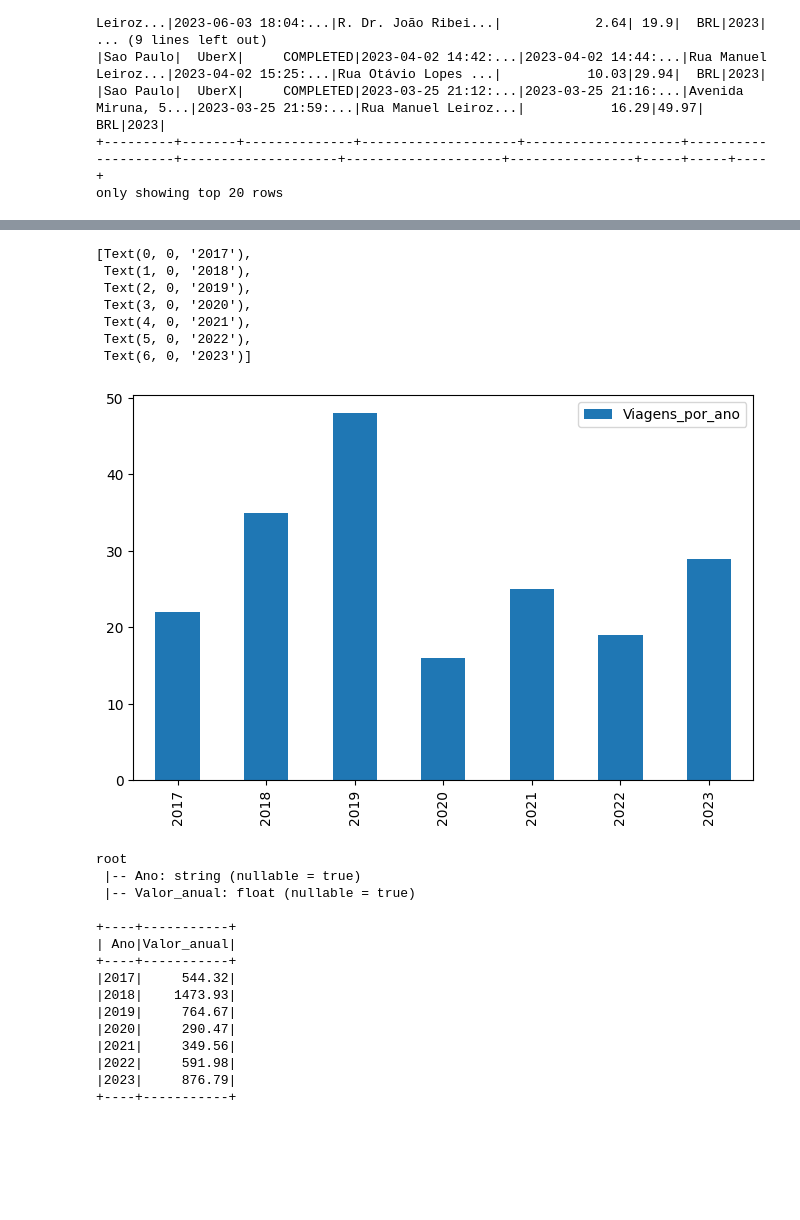
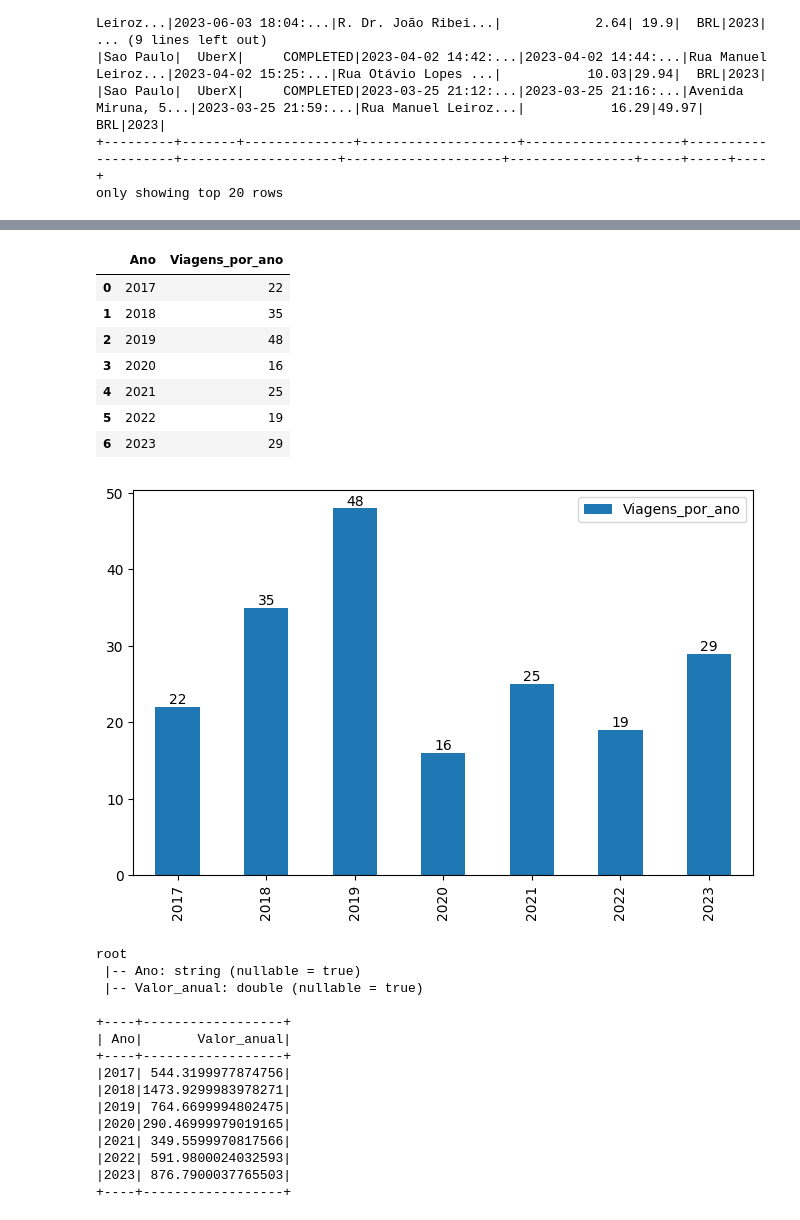
Before and after one commit to CaioMDutra/DataScience, a Jupyter notebook: Uber/uber.ipynb, the cells around one changed output, grey strips where cells are left out. Cells and saved outputs as stored; diff of their text form; code cells hidden in the pictures; blank space fills up the shorter version.

```diff
--- a/Uber/uber.ipynb
+++ b/Uber/uber.ipynb
@@ -248,35 +234,44 @@ ano_viagens.show()
+# %%
+display(ano_viagens)
+# %% [output]
+|  | Ano | Viagens_por_ano |
+| 0 | 2017 | 22 |
+| 1 | 2018 | 35 |
+| 2 | 2019 | 48 |
+| 3 | 2020 | 16 |
+| 4 | 2021 | 25 |
+| 5 | 2022 | 19 |
+| 6 | 2023 | 29 |
 # %%
 fig = ano_viagens[["Viagens_por_ano"]].plot(figsize=(8,5), kind='bar')
 fig.set_xticklabels(ano_viagens["Ano"])
+
+for i, v in enumerate(ano_viagens["Viagens_por_ano"]):
+    plt.annotate(str(v), (i, v), ha='center', va='bottom')
+
+
+plt.show()
 # %% [output]
-[Text(0, 0, '2017'),
- Text(1, 0, '2018'),
- Text(2, 0, '2019'),
- Text(3, 0, '2020'),
- Text(4, 0, '2021'),
- Text(5, 0, '2022'),
- Text(6, 0, '2023')]
-[figure, old version]
+[figure, new version]
 # %%
 preco_viagens = df.groupBy("Ano").agg(sum("preco").alias("Valor_anual")).orderBy("Ano")
-preco_viagens = preco_viagens.withColumn("Valor_anual",col("Valor_anual").cast(FloatType()))
 preco_viagens.printSchema()
 preco_viagens.show()
 # %% [output]
 root
  |-- Ano: string (nullable = true)
- |-- Valor_anual: float (nullable = true)
+ |-- Valor_anual: double (nullable = true)
 
-+----+-----------+
-| Ano|Valor_anual|
-+----+-----------+
-|2017|     544.32|
-|2018|    1473.93|
-|2019|     764.67|
-|2020|     290.47|
-|2021|     349.56|
-|2022|     591.98|
-|2023|     876.79|
-+----+-----------+
++----+------------------+
+| Ano|       Valor_anual|
++----+------------------+
+|2017| 544.3199977874756|
+|2018|1473.9299983978271|
+|2019| 764.6699994802475|
+|2020|290.46999979019165|
+|2021| 349.5599970817566|
+|2022| 591.9800024032593|
+|2023| 876.7900037765503|
++----+------------------+
 # %%
 preco_viagens = preco_viagens.toPandas()
```
Also changed, not shown: parts of 3 cells of this notebook.
